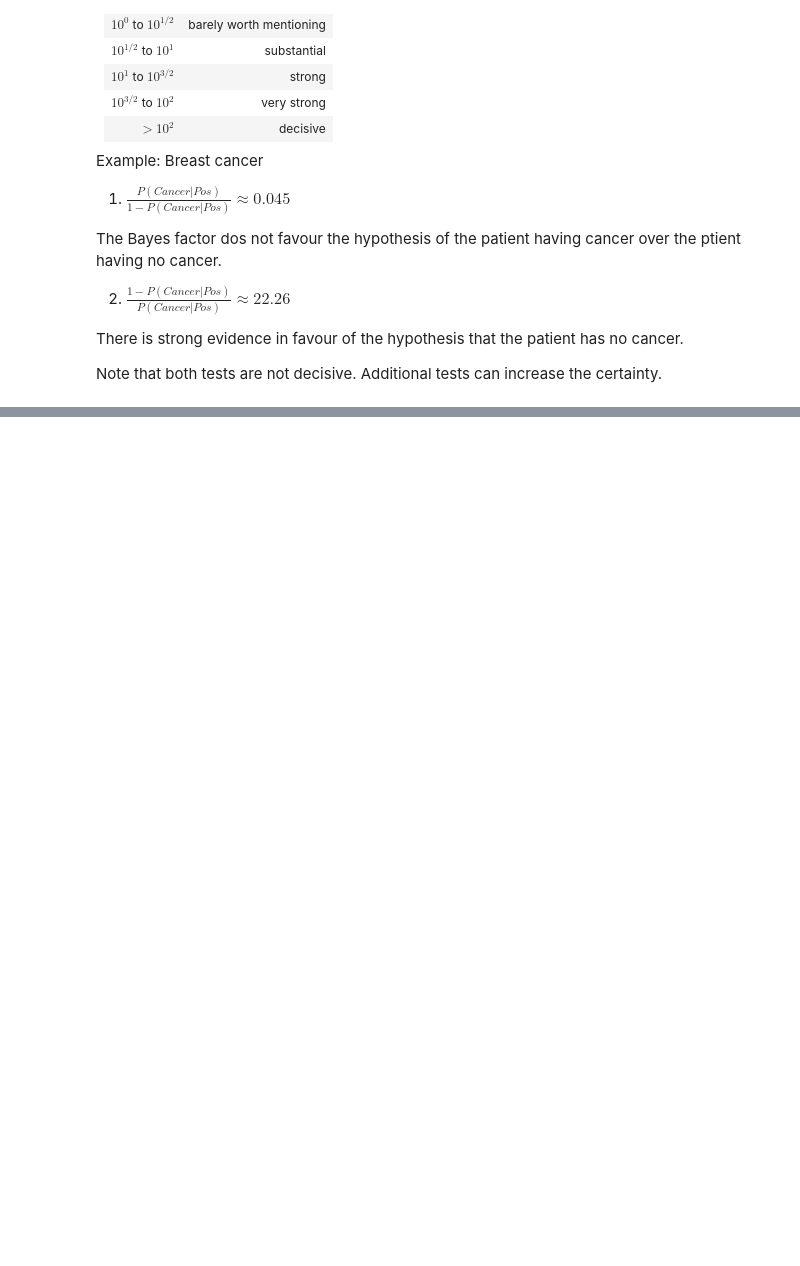
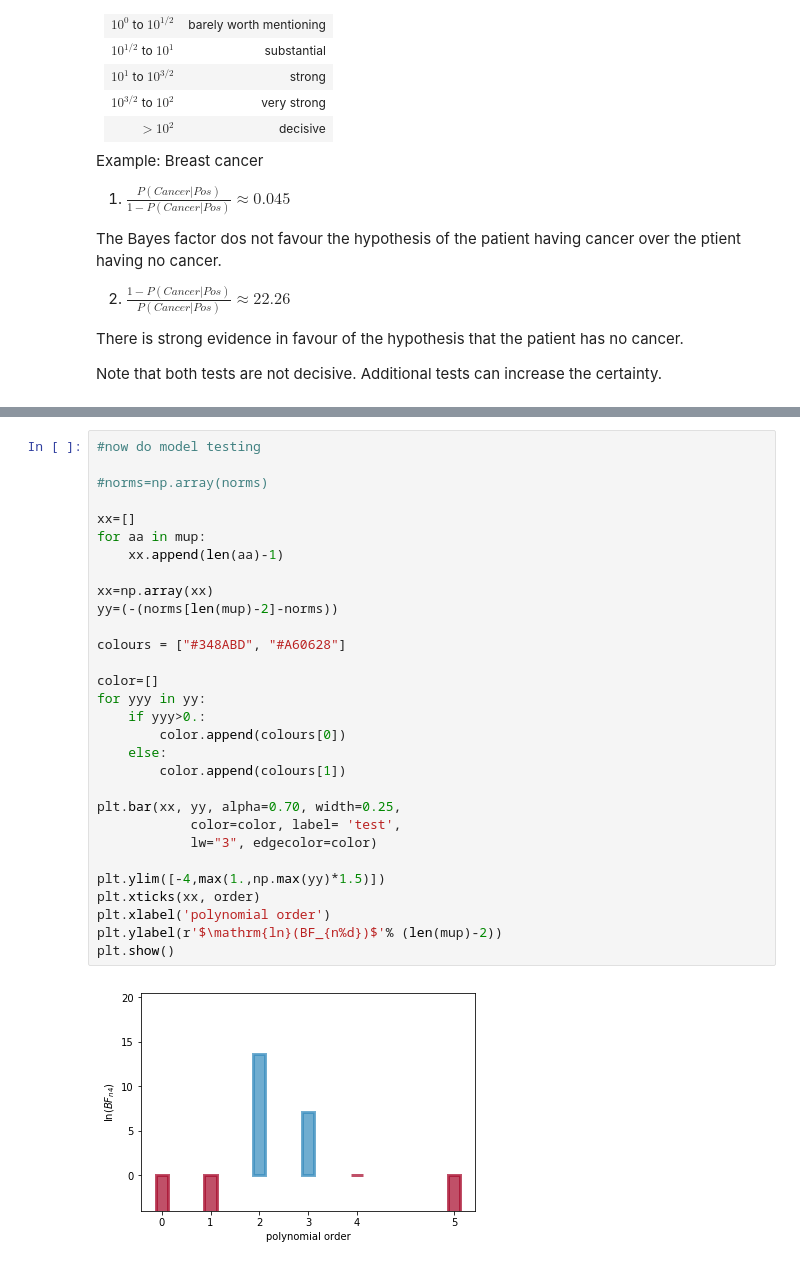
Before and after one commit to jjasche/lecture_Bayesian_info_theory, a Jupyter notebook: lecture2/lecture2.ipynb, the cells around one changed output, grey strips where cells are left out. Saved outputs shown, nothing was run; the diff lists cells and outputs as text; blank space fills up the shorter version.

```diff
--- a/lecture2/lecture2.ipynb
+++ b/lecture2/lecture2.ipynb
@@ -376,0 +505,32 @@ Bayesian model testing therefore has a build-in Ockhams razor, and the model sel
+# %%
+#now do model testing
+
+#norms=np.array(norms)
+
+xx=[]
+for aa in mup:
+    xx.append(len(aa)-1)
+
+xx=np.array(xx)
+yy=(-(norms[len(mup)-2]-norms))
+
+colours = ["#348ABD", "#A60628"]
+
+color=[]
+for yyy in yy:
+    if yyy>0.:
+        color.append(colours[0])
+    else:
+        color.append(colours[1])
+
+plt.bar(xx, yy, alpha=0.70, width=0.25,
+            color=color, label= 'test',
+            lw="3", edgecolor=color)
+
+plt.ylim([-4,max(1.,np.max(yy)*1.5)])
+plt.xticks(xx, order)
+plt.xlabel('polynomial order')
+plt.ylabel(r'$\mathrm{ln}(BF_{n%d})$'% (len(mup)-2))
+plt.show()
+# %% [output]
+[figure, added]
```
Also changed, not shown: parts of 2 cells of this notebook.
